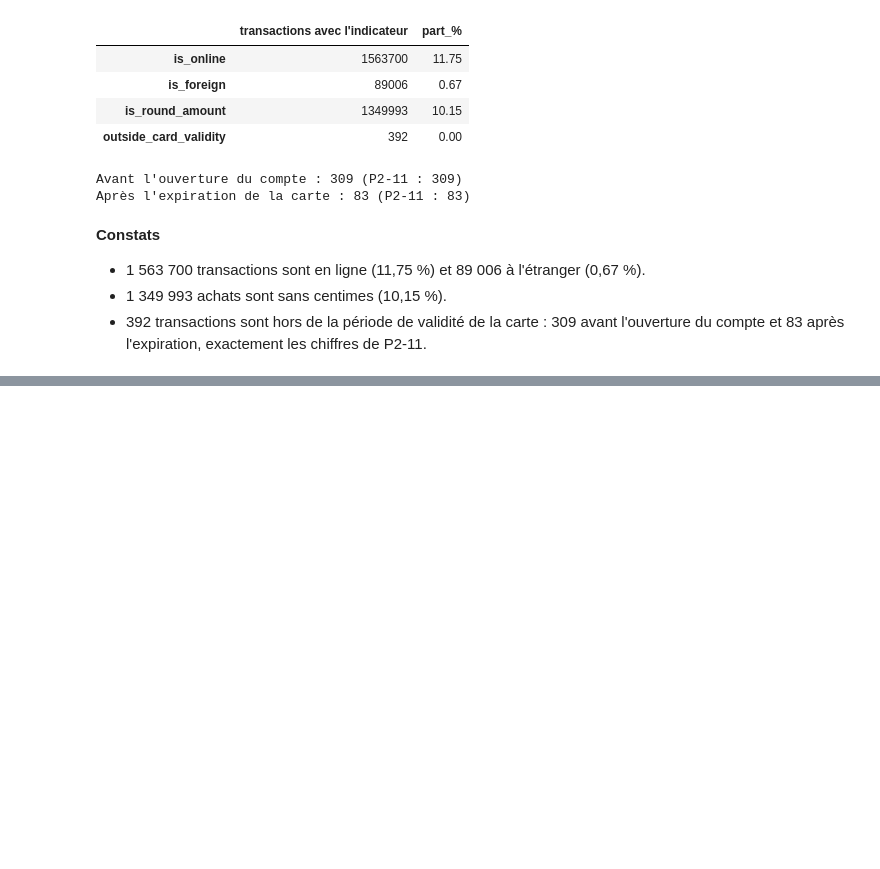
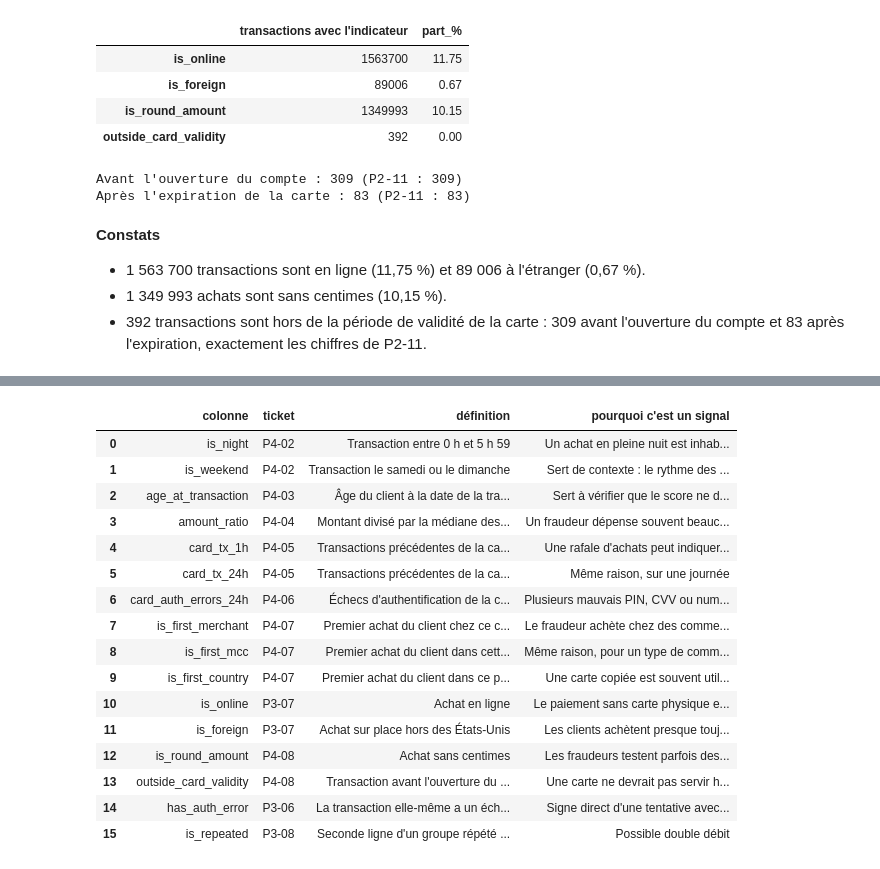
Before and after one commit to gorfanalyst-hue/projet5-fraude-bancaire, a Jupyter notebook: notebooks/04_table_analyse.ipynb, the cells around one changed output, grey strips where cells are left out. Cells and saved outputs as stored; diff of their text form; code cells hidden in the pictures; blank space fills up the shorter version.

Commit message:
P4-09: catalogue des indicateurs (Q5)

```diff
--- a/notebooks/04_table_analyse.ipynb
+++ b/notebooks/04_table_analyse.ipynb
@@ -396,0 +403,20 @@ Après l'expiration de la carte : 83 (P2-11 : 83)
+# %%
+indicator_catalogue()
+# %% [output]
+|  | colonne | ticket | définition | pourquoi c'est un signal |
+| 0 | is_night | P4-02 | Transaction entre 0 h et 5 h 59 | Un achat en pleine nuit est inhab... |
+| 1 | is_weekend | P4-02 | Transaction le samedi ou le dimanche | Sert de contexte : le rythme des ... |
+| 2 | age_at_transaction | P4-03 | Âge du client à la date de la tra... | Sert à vérifier que le score ne d... |
+| 3 | amount_ratio | P4-04 | Montant divisé par la médiane des... | Un fraudeur dépense souvent beauc... |
+| 4 | card_tx_1h | P4-05 | Transactions précédentes de la ca... | Une rafale d'achats peut indiquer... |
+| 5 | card_tx_24h | P4-05 | Transactions précédentes de la ca... | Même raison, sur une journée |
+| 6 | card_auth_errors_24h | P4-06 | Échecs d'authentification de la c... | Plusieurs mauvais PIN, CVV ou num... |
+| 7 | is_first_merchant | P4-07 | Premier achat du client chez ce c... | Le fraudeur achète chez des comme... |
+| 8 | is_first_mcc | P4-07 | Premier achat du client dans cett... | Même raison, pour un type de comm... |
+| 9 | is_first_country | P4-07 | Premier achat du client dans ce p... | Une carte copiée est souvent util... |
+| 10 | is_online | P3-07 | Achat en ligne | Le paiement sans carte physique e... |
+| 11 | is_foreign | P3-07 | Achat sur place hors des États-Unis | Les clients achètent presque touj... |
+| 12 | is_round_amount | P4-08 | Achat sans centimes | Les fraudeurs testent parfois des... |
+| 13 | outside_card_validity | P4-08 | Transaction avant l'ouverture du ... | Une carte ne devrait pas servir h... |
+| 14 | has_auth_error | P3-06 | La transaction elle-même a un éch... | Signe direct d'une tentative avec... |
+| 15 | is_repeated | P3-08 | Seconde ligne d'un groupe répété ... | Possible double débit |
```
Also changed, not shown: parts of 3 cells of this notebook, 1 other file.
